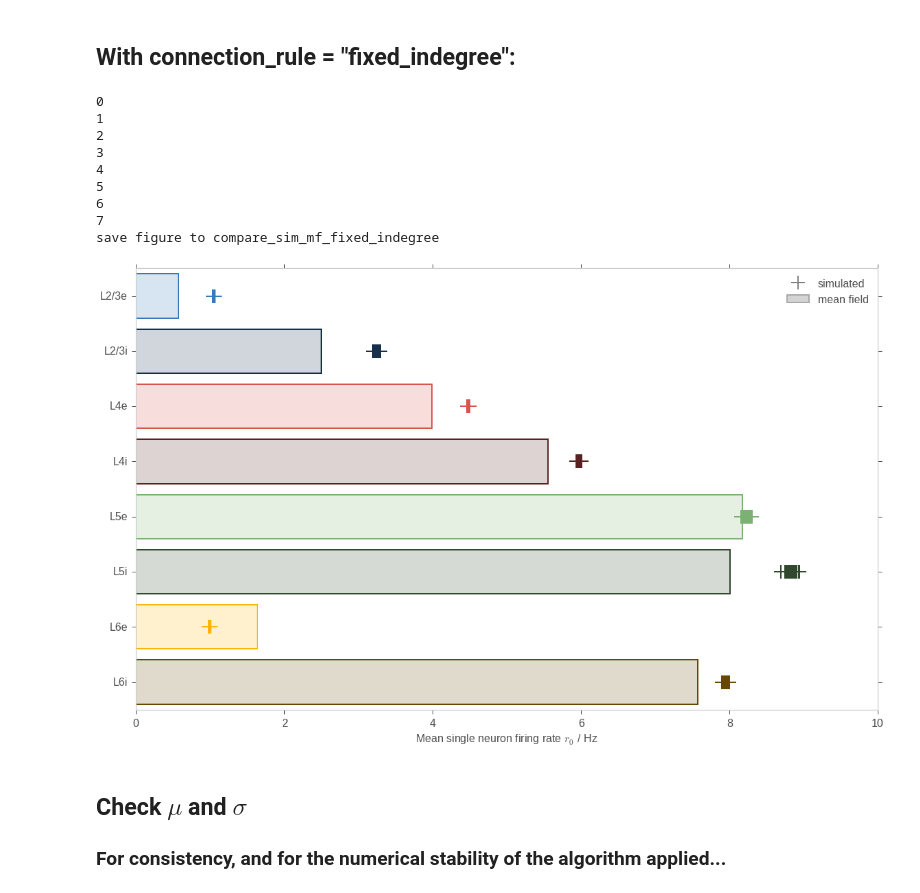
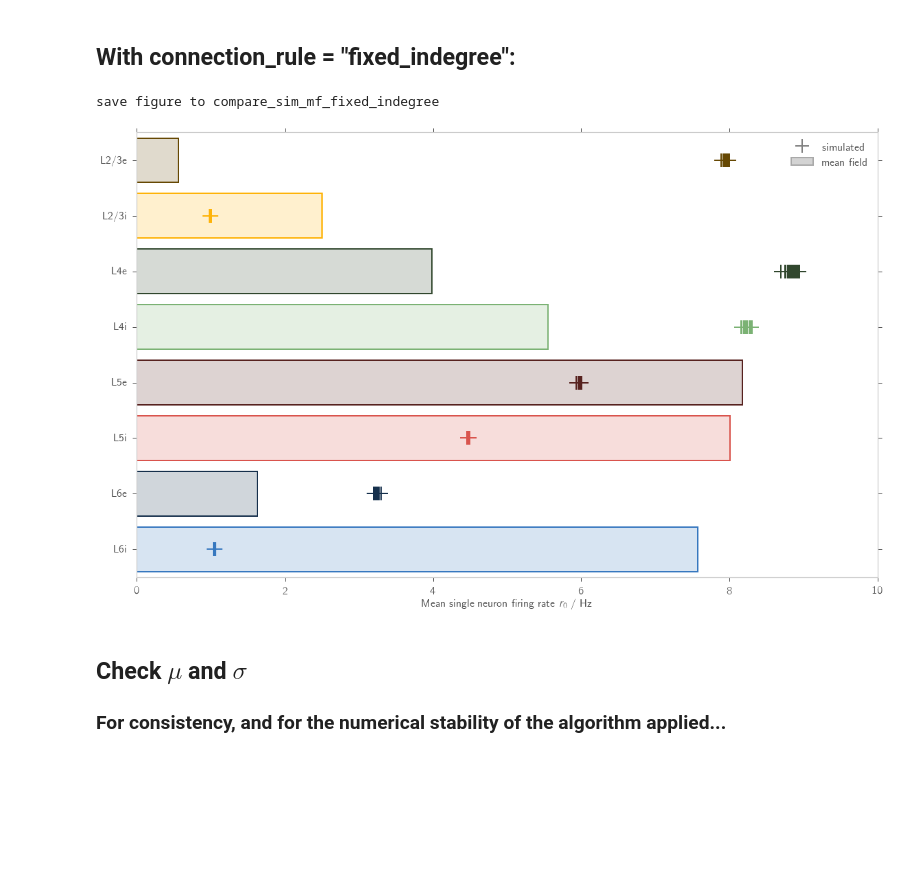
Before and after one commit to frschu/microcircuit, a Jupyter notebook: analysis/compare_sim_mf.ipynb, the cells around one changed output. Cells and saved outputs as stored; diff of their text form; code cells hidden in the pictures; blank space fills up the shorter version.

```diff
--- a/analysis/compare_sim_mf.ipynb
+++ b/analysis/compare_sim_mf.ipynb
@@ -81,3 +41,13 @@ with h5py.File(path_data_file, "r") as data_file:
+# %%
+# DATA
+sim_spec = "a1.0_t20.4_00"
+data_path = "/export/data-schuessler/data_microcircuit/micro"
+res_file_name = sim_spec + "_res.hdf5"
+path_res_file = os.path.join(data_path, res_file_name)
+
+(area, t_sim, t_trans, t_measure, dt,
+    populations, layers, types,
+    n_populations, n_layers, n_types) = hf.basic_data(path_res_file)
 # %% [markdown]
 ## Mean field model
 # %%
@@ -222,3 +181,13 @@ path_res_file = os.path.join(data_path, res_file_name)
+# %%
+# DATA
+sim_spec = "a1.0_t20.2_fixindeg_01"
+data_path = "/export/data-schuessler/data_microcircuit/micro"
+res_file_name = sim_spec + "_res.hdf5"
+path_res_file = os.path.join(data_path, res_file_name)
+
+(area, t_sim, t_trans, t_measure, dt,
+    populations, layers, types,
+    n_populations, n_layers, n_types) = hf.basic_data(path_res_file)
 # %%
 ######################################################
 # Simulation results
@@ -247,49 +216,53 @@ i_pop  = np.array([np.where(plot_pop == populations)[0][0]
 fig = plt.figure()
 if not save_fig:
     suptitle = "Step by step transforming BrunelA to Microcircuit: transform $C_{ab}$" + \
         "\nmethod: " + root_method
     suptitle += "\nfile: " + sim_spec
     fig.suptitle(suptitle, y=0.98)
 
 y_mf = np.arange(n_populations) + 0.1
 yticks = np.arange(n_populations) + 0.5
 bar_height = 0.8
 
 ax = hf.add_subplot(fig, n_rows_cols=(1, 1), index_row_col=(0, 0), rowspan=1, colspan=1)
 for i, population in zip(i_pop, plot_pops):
-    print(i)
-    ax.plot(rates_mean_all[:, i], [yticks[i]]*rates_mean_all.shape[0], '+', color=colors[i], mew=2, ms=20)
-    ax.barh(y_mf[i], rate_mf[::-1][i], height=bar_height,
-            color=colors[i], linewidth=0, fill=True, alpha=0.2)
-    ax.barh(y_mf[i], rate_mf[::-1][i], height=bar_height,
-            edgecolor=colors[i], linewidth=2, fill=False, alpha=1.0)
+    if reverse_order:
+        ax.plot(rates_mean_all[:, -(i+1)], [yticks[i]]*rates_mean_all.shape[0], '+', color=colors[i], mew=2, ms=20)
+        ax.barh(y_mf[i], rate_mf[::-1][i], height=bar_height,
+                color=colors[i], linewidth=0, fill=True, alpha=0.2)
+        ax.barh(y_mf[i], rate_mf[::-1][i], height=bar_height,
+                edgecolor=colors[i], linewidth=2, fill=False, alpha=1.0)
+    else:
+        ax.plot(rates_mean_all[:, i], [yticks[i]]*rates_mean_all.shape[0], '+', color=colors[i], mew=2, ms=20)
+        ax.barh(y_mf[i], rate_mf[i], height=bar_height,
+                color=colors[i], linewidth=0, fill=True, alpha=0.2)
+        ax.barh(y_mf[i], rate_mf[i], height=bar_height,
+                edgecolor=colors[i], linewidth=2, fill=False, alpha=1.0)
 ax.barh([0], [0], color="lightgray", edgecolor="darkgray", linewidth=2, fill=True, alpha=1.0, label="mean field")
 ax.plot([-1], [0], "+", color="gray", alpha=1.0, label="simulated", mew=2, ms=5)
+
+yticks = np.arange(n_populations) + 0.5
+yticklabels = hf.rlbl(populations)
+if reverse_order:
+    yticklabels = yticklabels[::-1]
 
 ax.set_xlabel("Mean single neuron firing rate $r_0$ / Hz")
 ax.set_xlim(0, 10)
 ax.set_yticks(yticks)
-ax.set_yticklabels(hf.rlbl(populations))
+ax.set_yticklabels(yticklabels)
 ax.legend(loc="best")
 ax.grid(False)
+
 
 fig_name = "compare_sim_mf_fixed_indegree"
 
 if save_fig:
     print("save figure to " + fig_name)
     fig.savefig(os.path.join(figure_path, fig_name + ".pdf"), bbox_inches='tight', format="pdf")
     fig.savefig(os.path.join(figure_path, fig_name + ".png"), bbox_inches='tight', format="png")
 # %% [output]
-0
-1
-2
-3
-4
-5
-6
-7
 save figure to compare_sim_mf_fixed_indegree
-[figure, old version]
+[figure, new version]
 # %% [markdown]
 ## Check $\mu$ and $\sigma$
 ### For consistency, and for the numerical stability of the algorithm applied...
```
Also changed, not shown: parts of 4 cells of this notebook, 13 other files.
